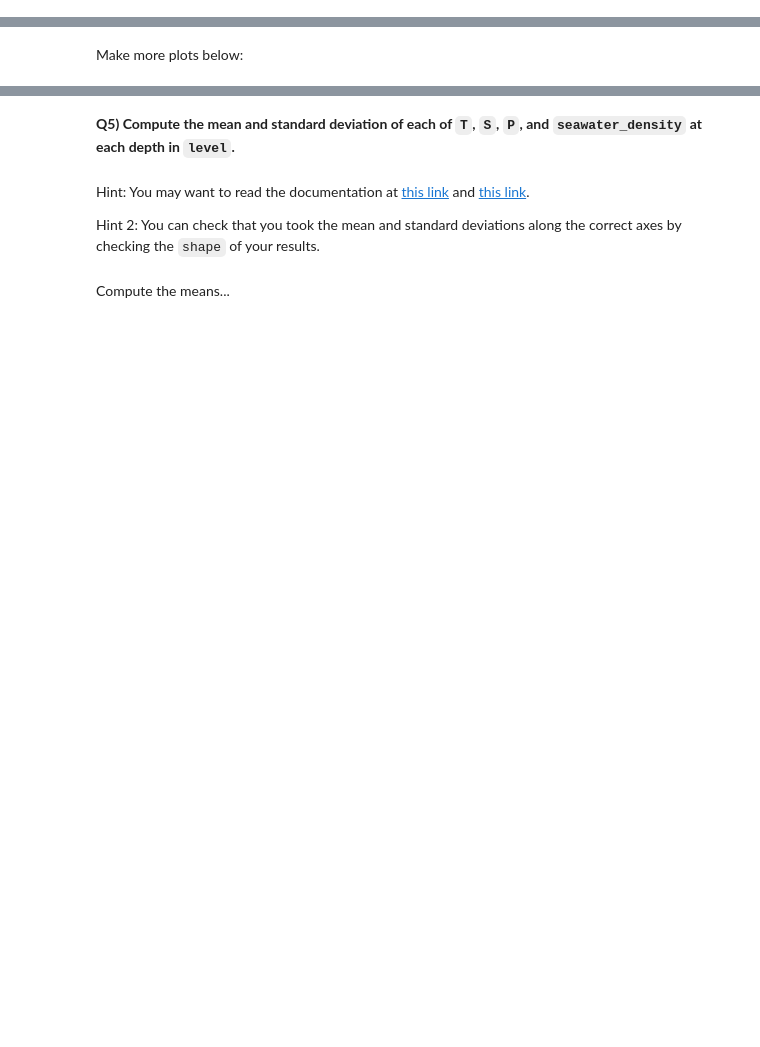
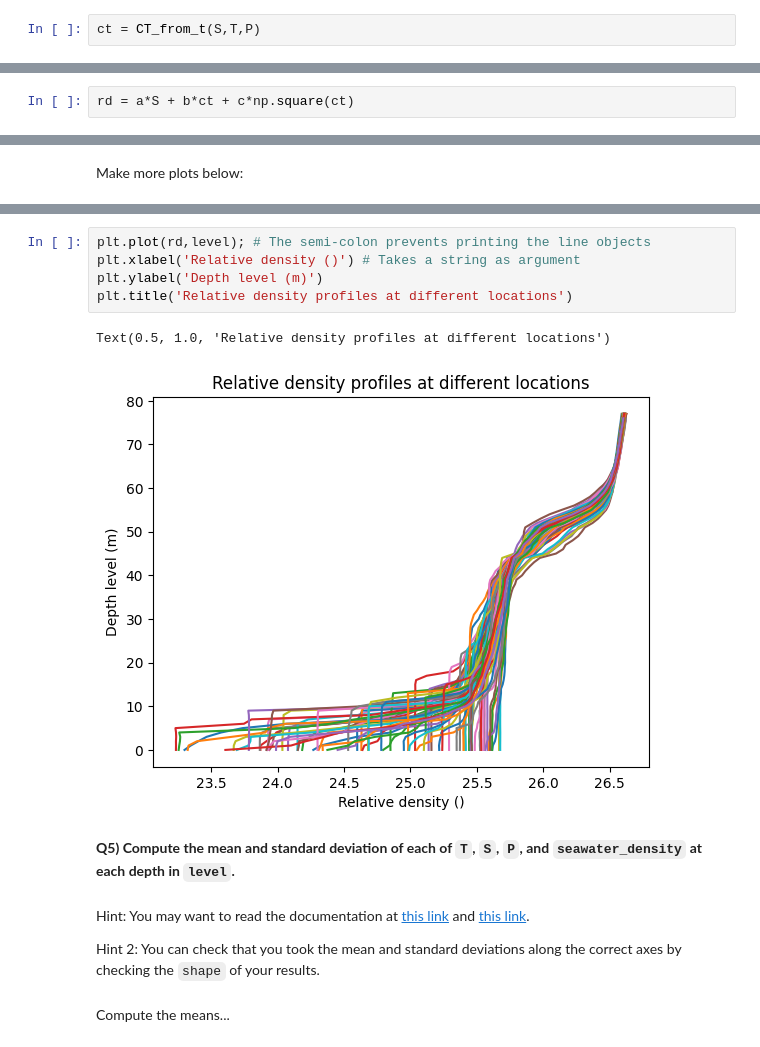
Before and after one commit to Cuillereasoupe/2023_Intro_Python, a Jupyter notebook: W2_S1.ipynb, the cells around one changed output, grey strips where cells are left out. Saved outputs shown, nothing was run; the diff lists cells and outputs as text; blank space fills up the shorter version.

```diff
--- a/W2_S1.ipynb
+++ b/W2_S1.ipynb
@@ -185,2 +189,4 @@ ___ = CT_from_t(___,___,___)
+# %%
+ct = CT_from_t(S,T,P)
 # %% [markdown]
 Calculate the `relative density` using the equation above
@@ -189,3 +193,5 @@ ___ = ___
+# %%
+rd = a*S + b*ct + c*np.square(ct)
 # %% [markdown]
 **Q4) Make a plot for each column of data in `T`, `S`, `P`, and
 `relative_density` (four plots)**
@@ -213,3 +238,11 @@ Make more plots below:
+# %%
+plt.plot(rd,level); # The semi-colon prevents printing the line objects
+plt.xlabel('Relative density ()') # Takes a string as argument
+plt.ylabel('Depth level (m)')
+plt.title('Relative density profiles at different locations')
+# %% [output]
+Text(0.5, 1.0, 'Relative density profiles at different locations')
+[figure, added]
 # %% [markdown]
 **Q5) Compute the mean and standard deviation of each of `T`, `S`, `P`, and `seawater_density` at each depth in `level`.**
 # %% [markdown]
```
Also changed, not shown: parts of 21 cells of this notebook.
